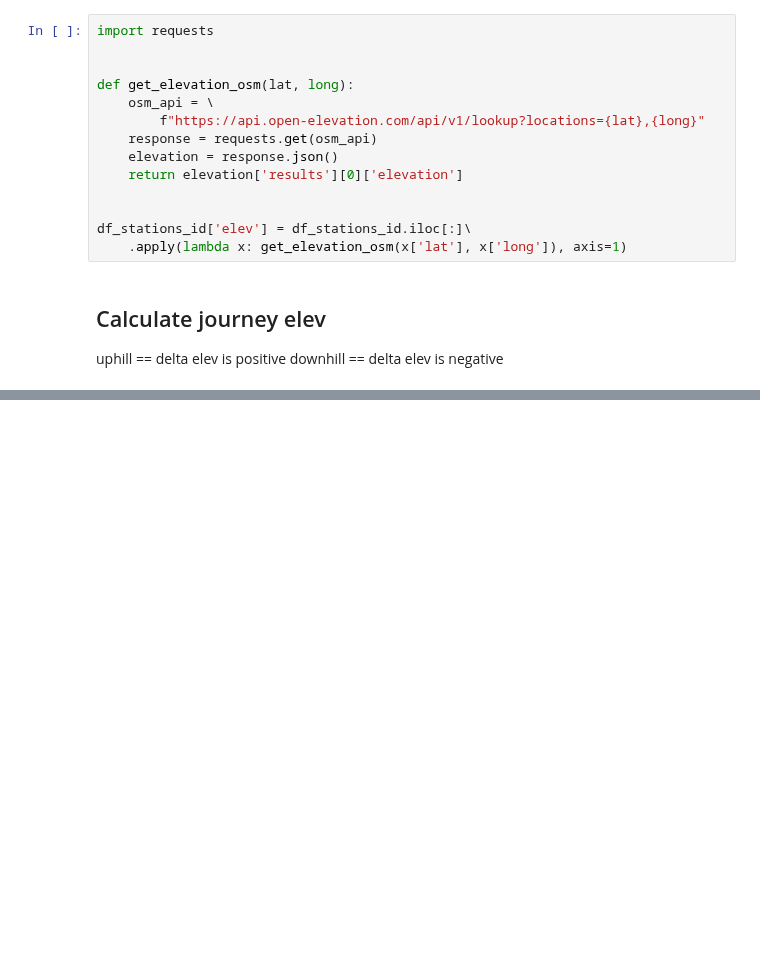
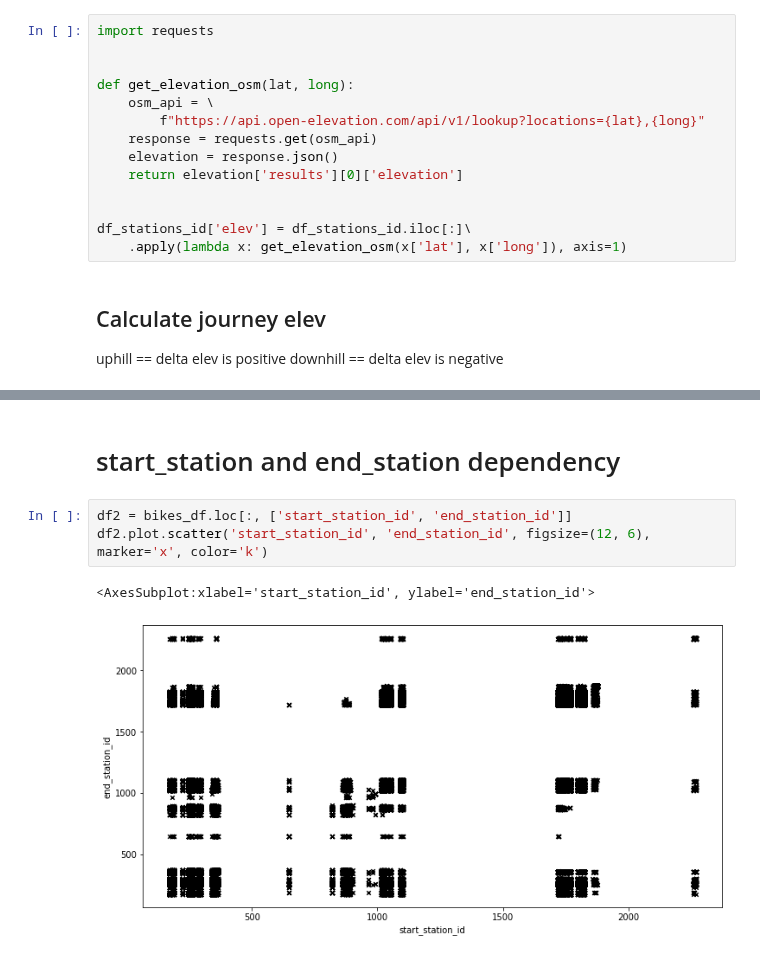
Before and after one commit to daim77/python_BI_analysis_bike_sharing, a Jupyter notebook: results.ipynb, the cells around one changed output, grey strips where cells are left out. Drawn from its saved outputs; the diff is of its cells as text; blank space fills up the shorter version.

```diff
--- a/results.ipynb
+++ b/results.ipynb
@@ -136,0 +215,8 @@ df2.plot.scatter('start_station_id', 'end_station_id', figsize=(12, 6), marker='
+# %% [markdown]
+# start_station and end_station dependency
+# %%
+df2 = bikes_df.loc[:, ['start_station_id', 'end_station_id']]
+df2.plot.scatter('start_station_id', 'end_station_id', figsize=(12, 6), marker='x', color='k')
+# %% [output]
+<AxesSubplot:xlabel='start_station_id', ylabel='end_station_id'>
+[figure, added]
```
Also changed, not shown: parts of 12 cells of this notebook.
